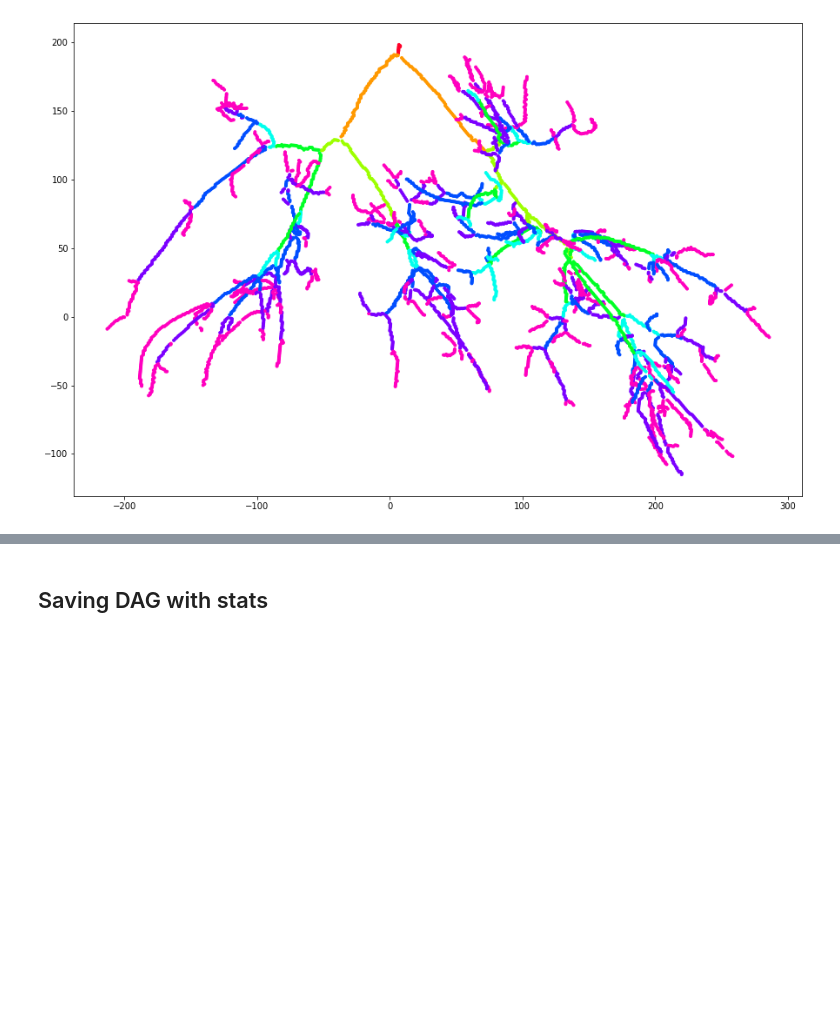
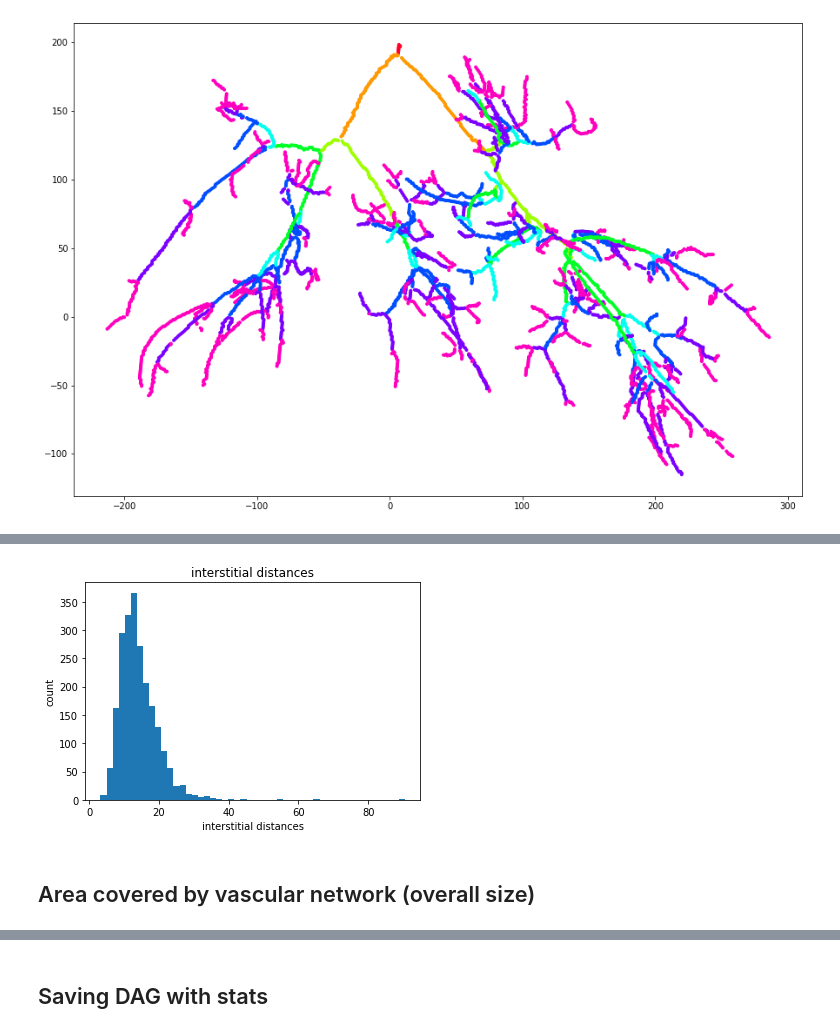
Before and after one commit to VitalBacon/RenalArterialTreeAnalysis, a Jupyter notebook: final-4-calculating-graph-stats.ipynb, the cells around one changed output, grey strips where cells are left out. Saved outputs shown, nothing was run; the diff lists cells and outputs as text; code cells hidden in the pictures; blank space fills up the shorter version.

```diff
--- a/final-4-calculating-graph-stats.ipynb
+++ b/final-4-calculating-graph-stats.ipynb
@@ -96,6 +97,7 @@ def load_dag(filename):
 # %%
 source_dir = './data/'
 dag = load_dag(source_dir + TREE_NAME + '/dag.pkl')
+reconstruction = np.load(source_dir + TREE_NAME + '/reconstruction.npy')
 # %% [markdown]
 ## Utility visualisation functions
 # %%
@@ -538,0 +539,3 @@ plt.scatter(points[:, 0], points[:, 1], c=colors, s=9, cmap='gist_rainbow')
+# %%
+dag['vascular_structure_volume'] = np.sum(reconstruction > 0)
+np.sum(reconstruction > 0)
@@ -538,0 +602,12 @@ plt.scatter(points[:, 0], points[:, 1], c=colors, s=9, cmap='gist_rainbow')
+# %%
+angles = [edge['interstitial_distance'] for edge in dag.edges[1:]]
+plt.title('interstitial distances')
+plt.hist(angles, bins=50)
+
+plt.xlabel('interstitial distances')
+plt.ylabel('count')
+plt.show()
+# %% [output]
+[figure, added]
+# %% [markdown]
+## Area covered by vascular network (overall size)
```
Also changed, not shown: parts of 33 cells of this notebook, 1 other file.
